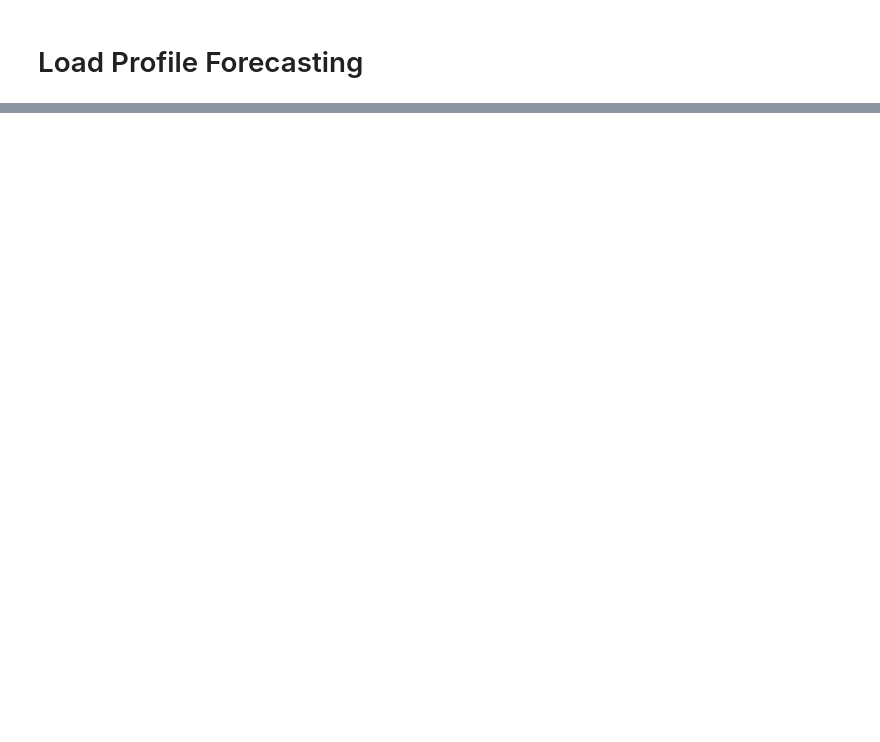
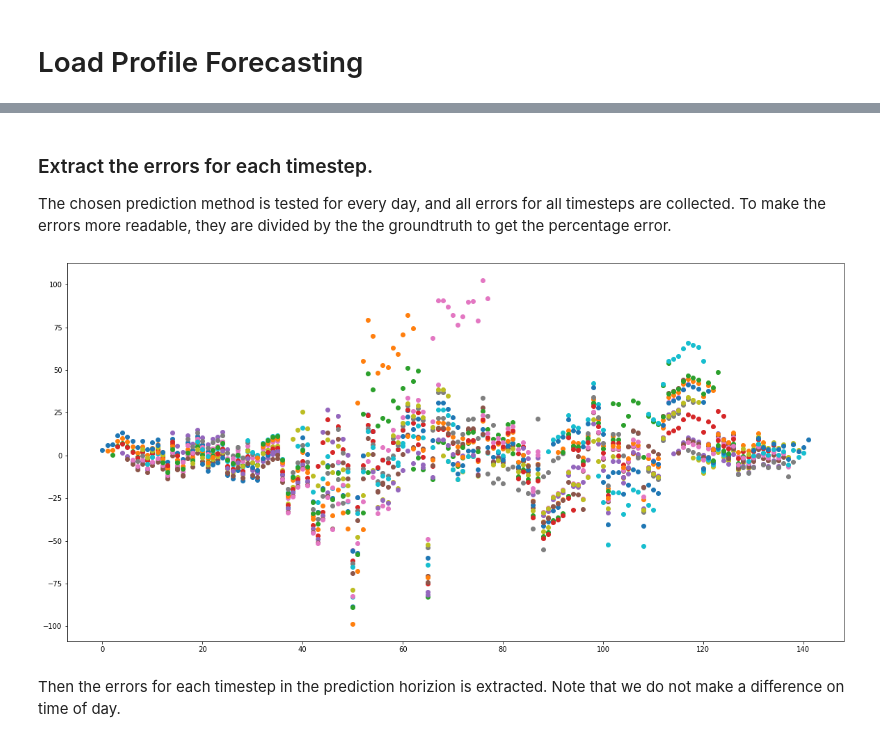
Before and after one commit to theodorhusefest/microgrid-mpc, a Jupyter notebook: data/load_forecast.ipynb, the cells around one changed output, grey strips where cells are left out. Cells and saved outputs as stored; diff of their text form; code cells hidden in the pictures; blank space fills up the shorter version.

Commit message:
error-analysis

```diff
--- a/data/load_forecast.ipynb
+++ b/data/load_forecast.ipynb
@@ -46,0 +140,36 @@ get_average_day(data, "L1")
+# %% [markdown]
+### Extract the errors for each timestep.
+
+The chosen prediction method is tested for every day, and all errors for all timesteps are collected. To make the errors more readable, they are divided by the the groundtruth to get the percentage error.
+# %%
+def calculate_errors_for_day(column, num_steps, groundtruth):
+
+    l = Load(num_steps, "./loads_train.csv", column, groundtruth=groundtruth)
+    errors = []
+    for step in range(groundtruth.shape[0]-num_steps):
+        gt = l.get_groundtruth(step)
+        pred = l.get_constant_pred(gt[0], step)
+        errors.append(((pred-gt))[1:])
+    return np.asarray(errors)
+
+def calculate_errors(data, column, num_steps):
+
+    grouped = data.groupby(data.date.dt.day)
+    day_errors = []
+    for day, df in grouped:
+        day_error = calculate_errors_for_day(column, num_steps, df[column])
+        day_errors.append(day_error)
+    return np.asarray(day_errors)
+
+
+errors = calculate_errors(data, "L", 13)
+# %%
+errors[0].shape
+
+plt.figure(figsize = (20, 10))
+for step in range(errors.shape[1]):
+    plt.scatter(range(step, step + errors.shape[2]), errors[3][step])
+# %% [output]
+[figure, added]
+# %% [markdown]
+Then the errors for each timestep in the prediction horizion is extracted. Note that we do not make a difference on time of day.
```
Also changed, not shown: parts of 20 cells of this notebook, 9 other files.
